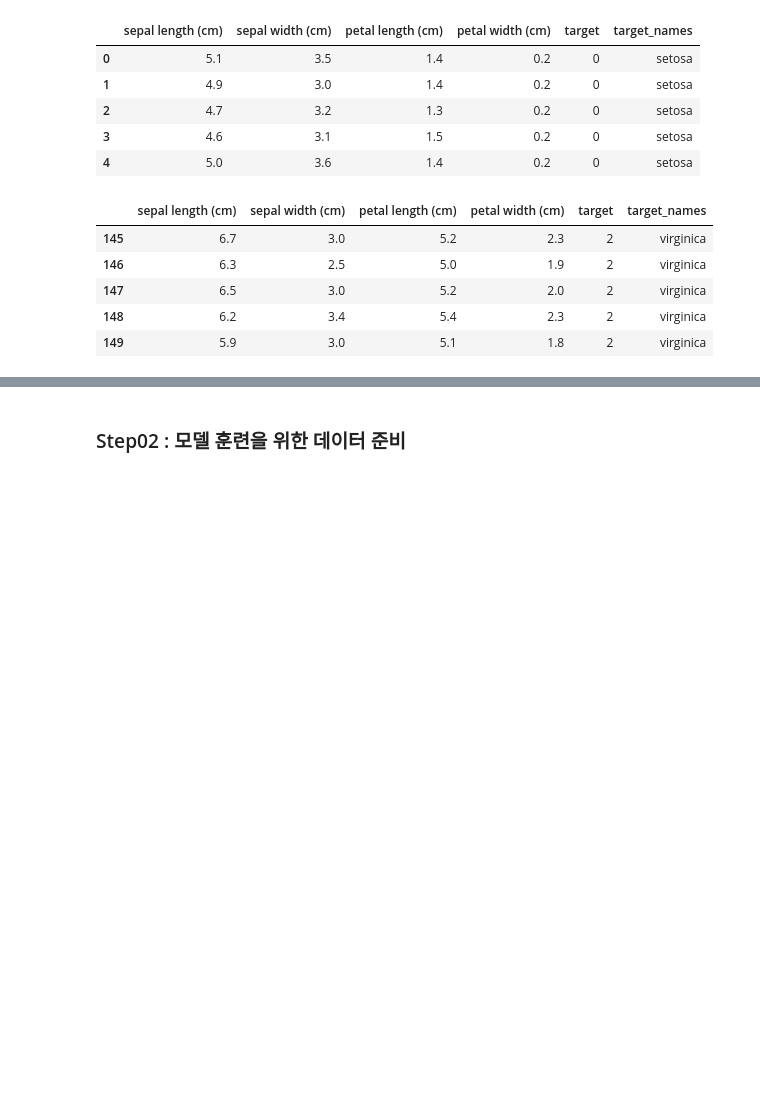
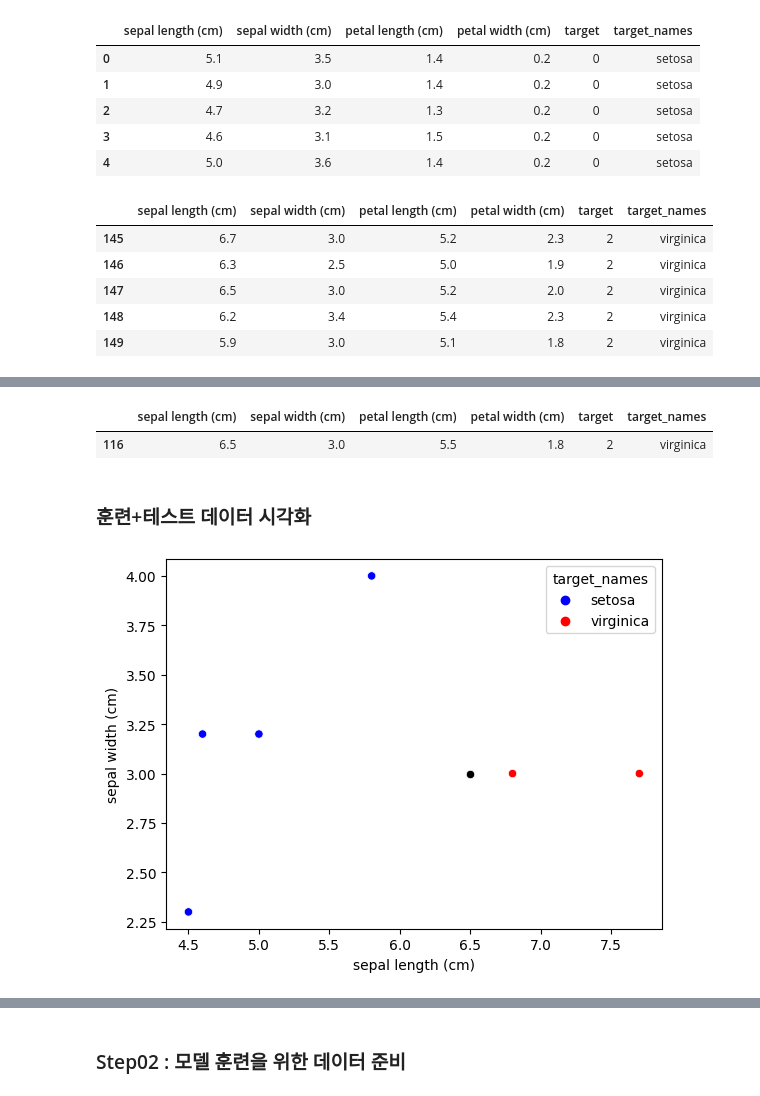
Before and after one commit to int29/PMLP-101, a Jupyter notebook: chapter_02_Algorithm_Classification_01_KNN/Untitled.ipynb, the cells around one changed output, grey strips where cells are left out. Cells and saved outputs as stored; diff of their text form; code cells hidden in the pictures; blank space fills up the shorter version.

```diff
--- a/chapter_02_Algorithm_Classification_01_KNN/Untitled.ipynb
+++ b/chapter_02_Algorithm_Classification_01_KNN/Untitled.ipynb
@@ -172,0 +184,6 @@ iris_df.tail()
+# %%
+# 5개의 샘플을 랜덤으로 추출하여 sampled_train에 저장
+# 참고 : random_state는 시스템이 랜덤으로 뽑는 seed를 고정해서 여러번 수행해도 같은 결과가 노출될 수 있도록 고정한다.
+#987654
+sampled_train = iris_df.loc[(iris_df.target_names == "setosa")|(iris_df.target_names == "virginica")].sample(6, random_state=987654)
+sampled_train
@@ -172,0 +198,8 @@ iris_df.tail()
+# %%
+# 1개의 샘플을 랜덤으로 추출하여 sampled_test에 저장
+# 98765
+sampled_test = iris_df.loc[(iris_df.target_names == "setosa")|(iris_df.target_names == "virginica")].sample(1,random_state=123457)
+sampled_test
+# %% [output]
+|  | sepal length (cm) | sepal width (cm) | petal length (cm) | petal width (cm) | target | target_names |
+| 116 | 6.5 | 3.0 | 5.5 | 1.8 | 2 | virginica |
@@ -172,0 +217,11 @@ iris_df.tail()
+# %% [markdown]
+### 훈련+테스트 데이터 시각화
+# %%
+# 훈련데이터
+sns.scatterplot(data=sampled_train, x="sepal length (cm)", y="sepal width (cm)", hue="target_names", palette=['blue','red'])
+
+# 테스트데이터
+sns.scatterplot(data=sampled_test, x="sepal length (cm)", y="sepal width (cm)", hue="target_names", palette=['black'], legend=False)
+plt.show()
+# %% [output]
+[figure, added]
```
Also changed, not shown: parts of 8 cells of this notebook, 1 other file.
